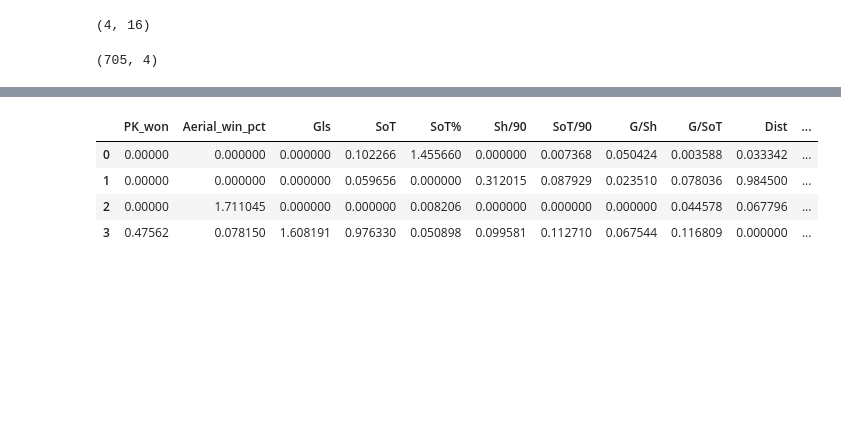
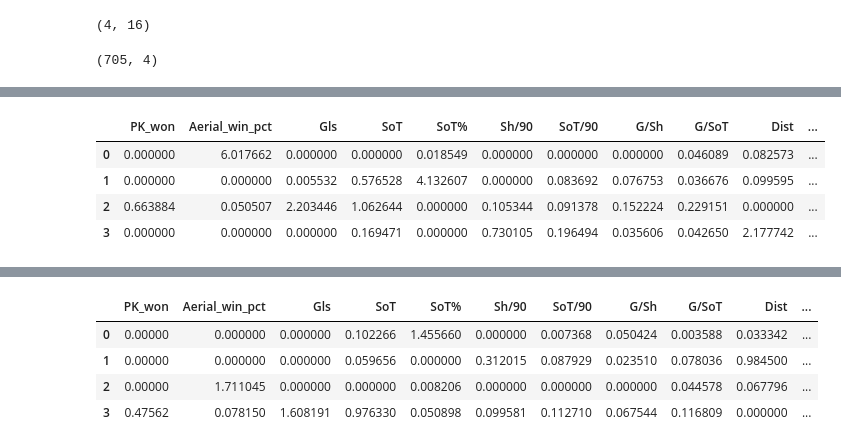
Before and after one commit to misterrustia/MLS_clustering_Captsone, a Jupyter notebook: feature_engineering/initial_tuning.ipynb, the cells around one changed output, grey strips where cells are left out. Cells and saved outputs as stored; diff of their text form; code cells hidden in the pictures; blank space fills up the shorter version.

```diff
--- a/feature_engineering/initial_tuning.ipynb
+++ b/feature_engineering/initial_tuning.ipynb
@@ -176,4 +218,12 @@ xG         0.334608
 Name: 3, dtype: float64
+# %%
+components_df
+# %% [output]
+|  | PK_won | Aerial_win_pct | Gls | SoT | SoT% | Sh/90 | SoT/90 | G/Sh | G/SoT | Dist | ... |
+| 0 | 0.000000 | 6.017662 | 0.000000 | 0.000000 | 0.018549 | 0.000000 | 0.000000 | 0.000000 | 0.046089 | 0.082573 | ... |
+| 1 | 0.000000 | 0.000000 | 0.005532 | 0.576528 | 4.132607 | 0.000000 | 0.083692 | 0.076753 | 0.036676 | 0.099595 | ... |
+| 2 | 0.663884 | 0.050507 | 2.203446 | 1.062644 | 0.000000 | 0.105344 | 0.091378 | 0.152224 | 0.229151 | 0.000000 | ... |
+| 3 | 0.000000 | 0.000000 | 0.000000 | 0.169471 | 0.000000 | 0.730105 | 0.196494 | 0.035606 | 0.042650 | 2.177742 | ... |
 # %%
 for i in range(len(components_df)):
     component = components_df.iloc[i]
```
Also changed, not shown: parts of 26 cells of this notebook, 4 other files.
